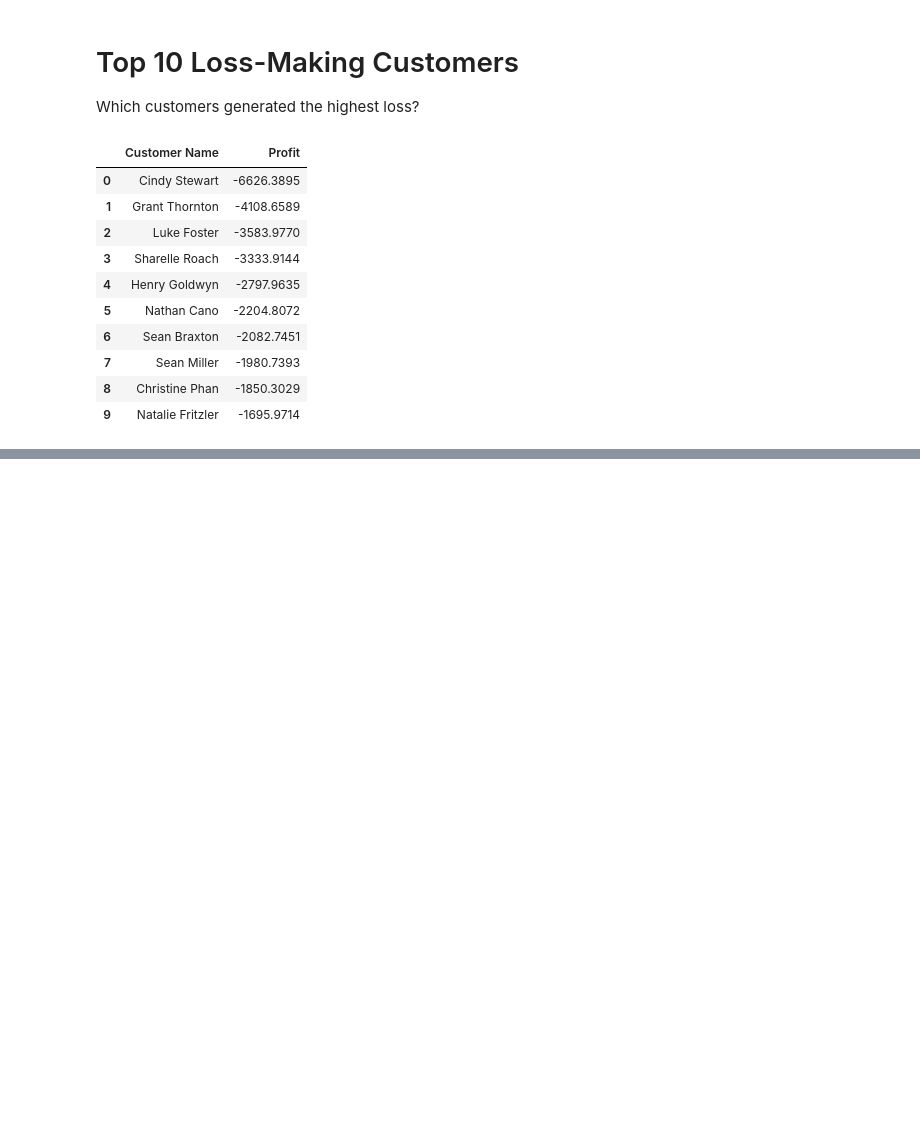
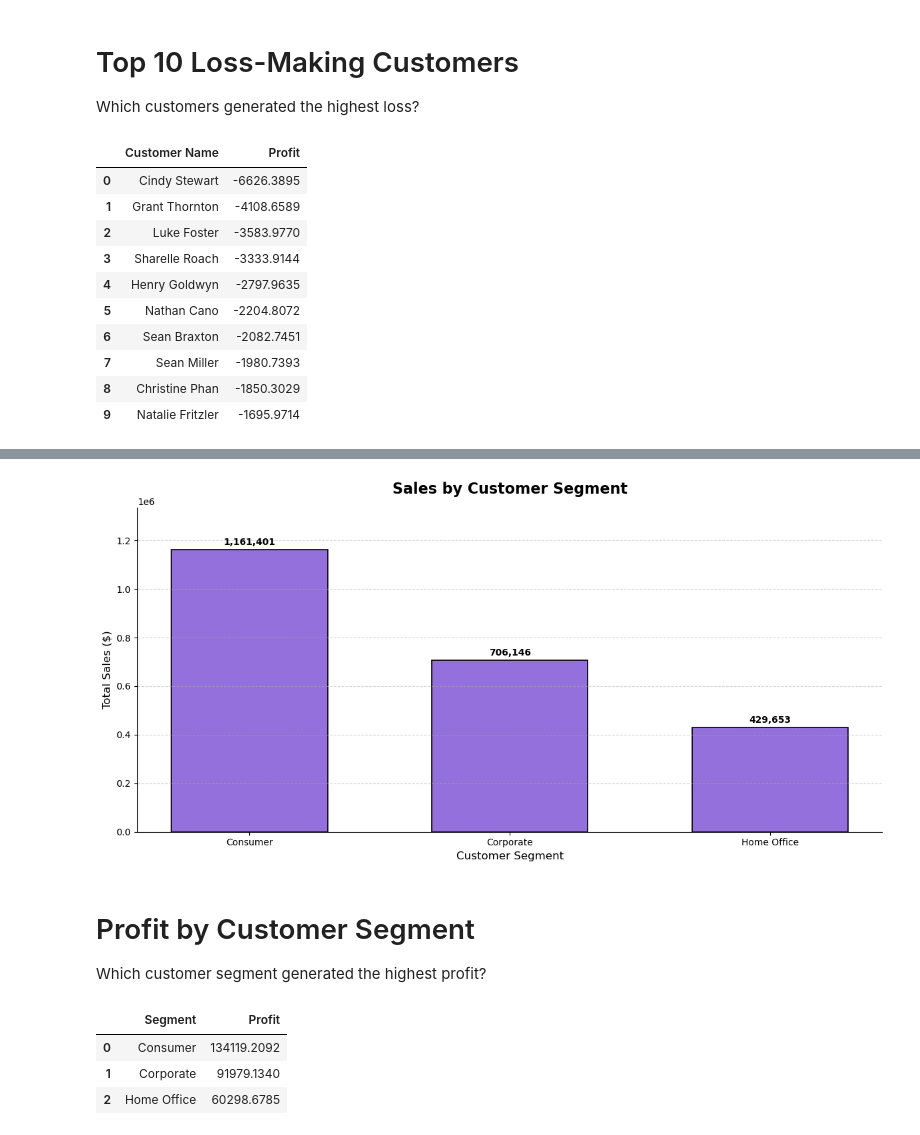
Before and after one commit to nilesh-2006/E-Commerce-Sales-Analysis, a Jupyter notebook: notebooks/06_customer_analysis.ipynb, the cells around one changed output, grey strips where cells are left out. Saved outputs shown, nothing was run; the diff lists cells and outputs as text; code cells hidden in the pictures; blank space fills up the shorter version.

```diff
--- a/notebooks/06_customer_analysis.ipynb
+++ b/notebooks/06_customer_analysis.ipynb
@@ -260,0 +277,64 @@ plt.show()
+# %%
+plt.figure(figsize=(12,6))
+
+bars = plt.bar(segment_sales["Segment"], segment_sales["Sales"],
+               color="mediumpurple",
+               edgecolor="black",
+               linewidth=1.2,
+               width=0.6
+)
+
+plt.title("Sales by Customer Segment",
+          fontsize=16,
+          fontweight="bold",
+          pad=15
+)
+
+plt.xlabel("Customer Segment", fontsize=12)
+plt.ylabel("Total Sales ($)", fontsize=12)
+
+plt.grid(axis="y", linestyle="--", alpha=0.5)
+
+plt.ylim(0, segment_sales["Sales"].max() * 1.15)
+
+plt.xticks(fontsize=10)
+plt.yticks(fontsize=10)
+
+offset = segment_sales["Sales"].max() * 0.01
+
+for bar in bars:
+    plt.text(
+        bar.get_x() + bar.get_width()/2,
+        bar.get_height() + offset,
+        f"{bar.get_height():,.0f}",
+        va="bottom",
+        ha="center",
+        fontsize=10,
+        fontweight="bold"
+    )
+
+plt.gca().spines["top"].set_visible(False)
+plt.gca().spines["right"].set_visible(False)
+
+plt.tight_layout()
+
+plt.savefig(
+    "../visualizations/customers/customer_segment_sales.png",
+    dpi=300,
+    bbox_inches="tight"
+)
+
+plt.show()
+# %% [output]
+[figure, added]
+# %% [markdown]
+# Profit by Customer Segment
+Which customer segment generated the highest profit?
+# %%
+segment_profit = (df.groupby("Segment")["Profit"].sum().sort_values(ascending=False).reset_index())
+segment_profit
+# %% [output]
+|  | Segment | Profit |
+| 0 | Consumer | 134119.2092 |
+| 1 | Corporate | 91979.1340 |
+| 2 | Home Office | 60298.6785 |
```
Also changed, not shown: parts of 30 cells of this notebook, 21 other files.
